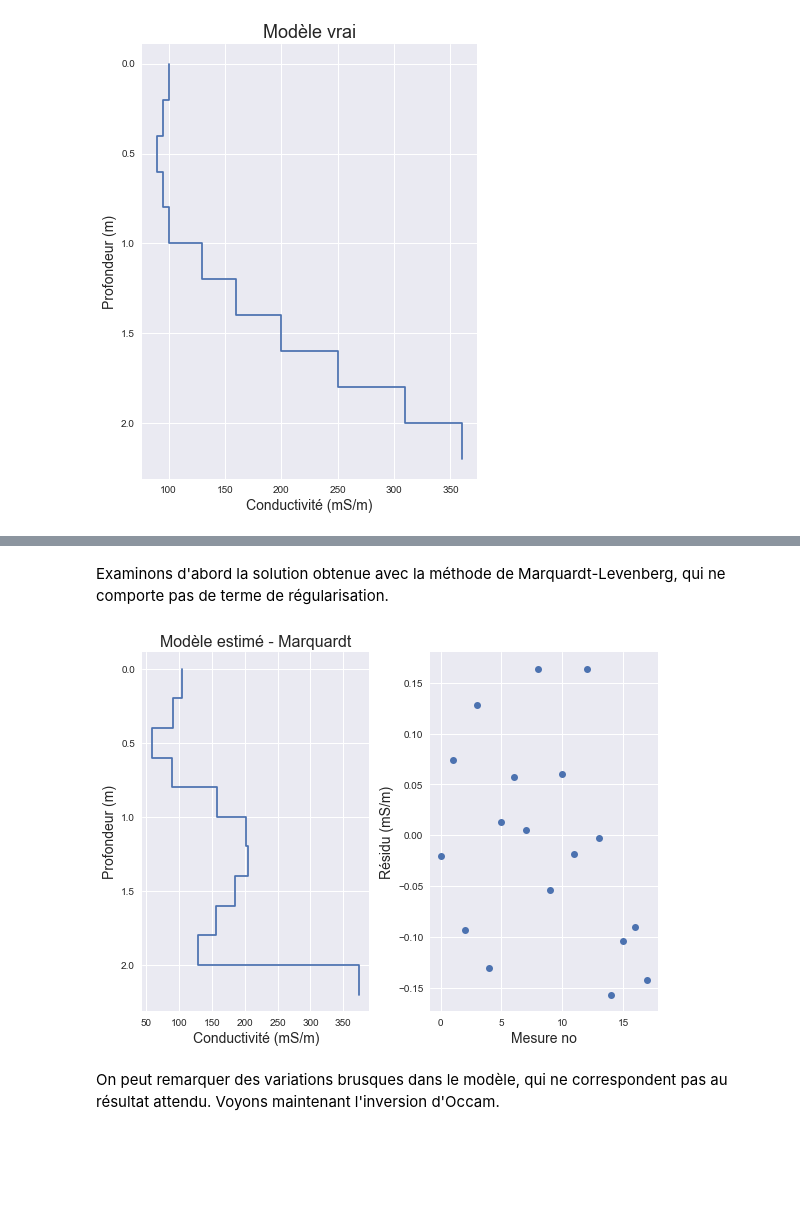
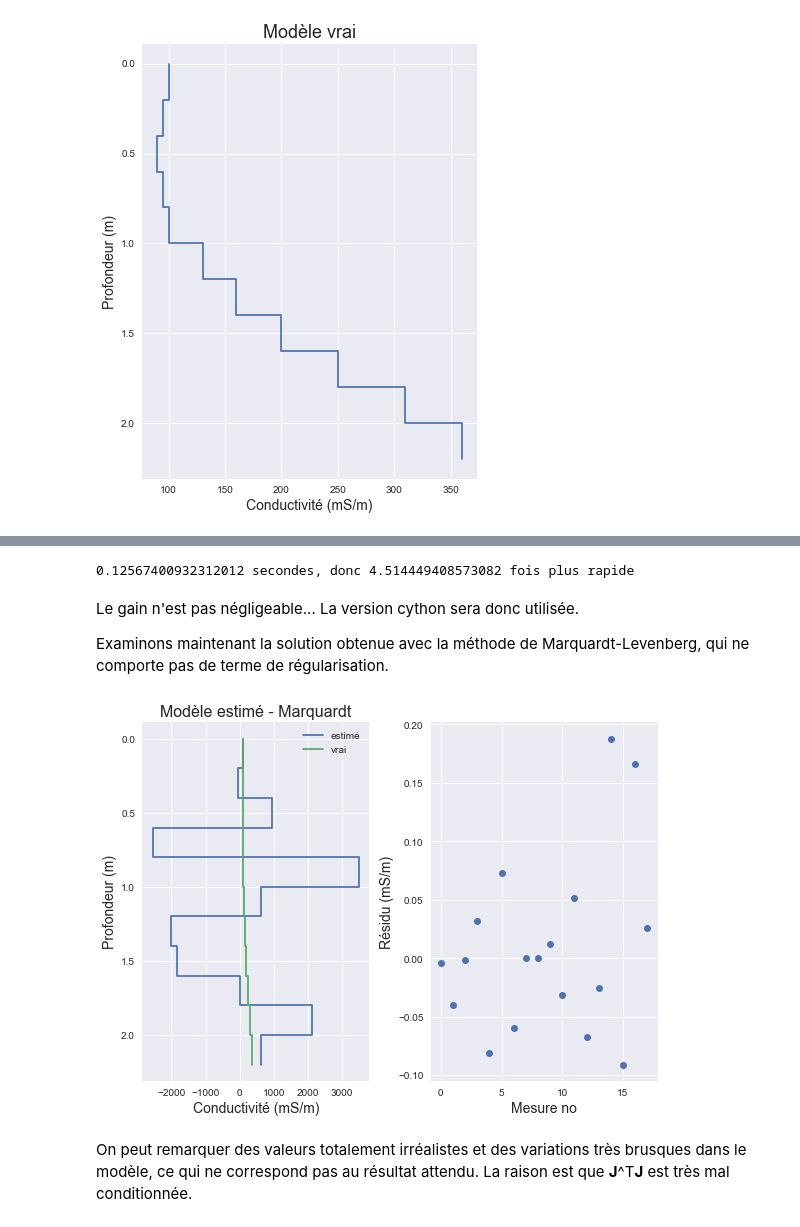
Before and after one commit to bernard-giroux/geo1302, a Jupyter notebook: inv_occam.ipynb, the cells around one changed output, grey strips where cells are left out. Drawn from its saved outputs; the diff is of its cells as text; code cells hidden in the pictures; blank space fills up the shorter version.

Commit message:
mise à jour inversion Occam

```diff
--- a/inv_occam.ipynb
+++ b/inv_occam.ipynb
@@ -54,8 +59,8 @@ On créé d'abord un modèle de sol comportant 11 couches de 20 cm chacune (para
 # %%
 hauteurs = np.array([0.0, 0.1, 0.2, 0.3, 0.4, 0.5, 0.75, 1.0, 1.50])
 
-sol = Ground()
-em38 = EM38(hauteurs, sol)
+sol = em.Ground()
+em38 = em.EM38(hauteurs, sol)
 # %% [markdown]
 La conductivité du modèle est représentative d'un sol sec en surface (conductivité faible), suivi d'une zone vadoze où la conductivité augmente graduellement.
 
@@ -74,2 +96,14 @@ plt.show()
+# %%
+from geo1302 import em_c
+
+em38_c = em_c.EM38(hauteurs, sol)
+t0 = time.time()
+datanf = em38_c.G(mtrue)
+t_em_c = time.time() - t0
+print(t_em_c, 'secondes, donc', t_em/t_em_c, 'fois plus rapide')
+# %% [output]
+0.12567400932312012 secondes, donc 4.514449408573082 fois plus rapide
 # %% [markdown]
-Examinons d'abord la solution obtenue avec la méthode de Marquardt-Levenberg, qui ne comporte pas de terme de régularisation.
+Le gain n'est pas négligeable...  La version cython sera donc utilisée.
+
+Examinons maintenant la solution obtenue avec la méthode de Marquardt-Levenberg, qui ne comporte pas de terme de régularisation.
@@ -131,15 +215,17 @@ t_lm = time.time() - t0
 # %%
 plt.figure(figsize=(8,6))
 ax1 = plt.subplot(121)
-sol.plot(mlm, ax1)
+sol.plot(mlm, ax1, label='estimé')
+sol.plot(mtrue, ax1, label='vrai')
+ax1.legend()
 plt.title('Modèle estimé - Marquardt', fontsize=16)
 plt.subplot(122)
-plt.plot(em38.G(mlm)-data, 'o')
+plt.plot(em38_c.G(mlm)-data, 'o')
 plt.xlabel('Mesure no', fontsize=14)
 plt.ylabel('Résidu (mS/m)', fontsize=14)
 plt.tight_layout()
 plt.show()
 # %% [output]
-[figure, old version]
+[figure, new version]
 # %% [markdown]
-On peut remarquer des variations brusques dans le modèle, qui ne correspondent pas au résultat attendu.  Voyons maintenant l'inversion d'Occam.
+On peut remarquer des valeurs totalement irréalistes et des variations très brusques dans le modèle, ce qui ne correspond pas au résultat attendu.  La raison est que **J**^T**J** est très mal conditionnée.
```
Also changed, not shown: parts of 13 cells of this notebook, 3 other files.
